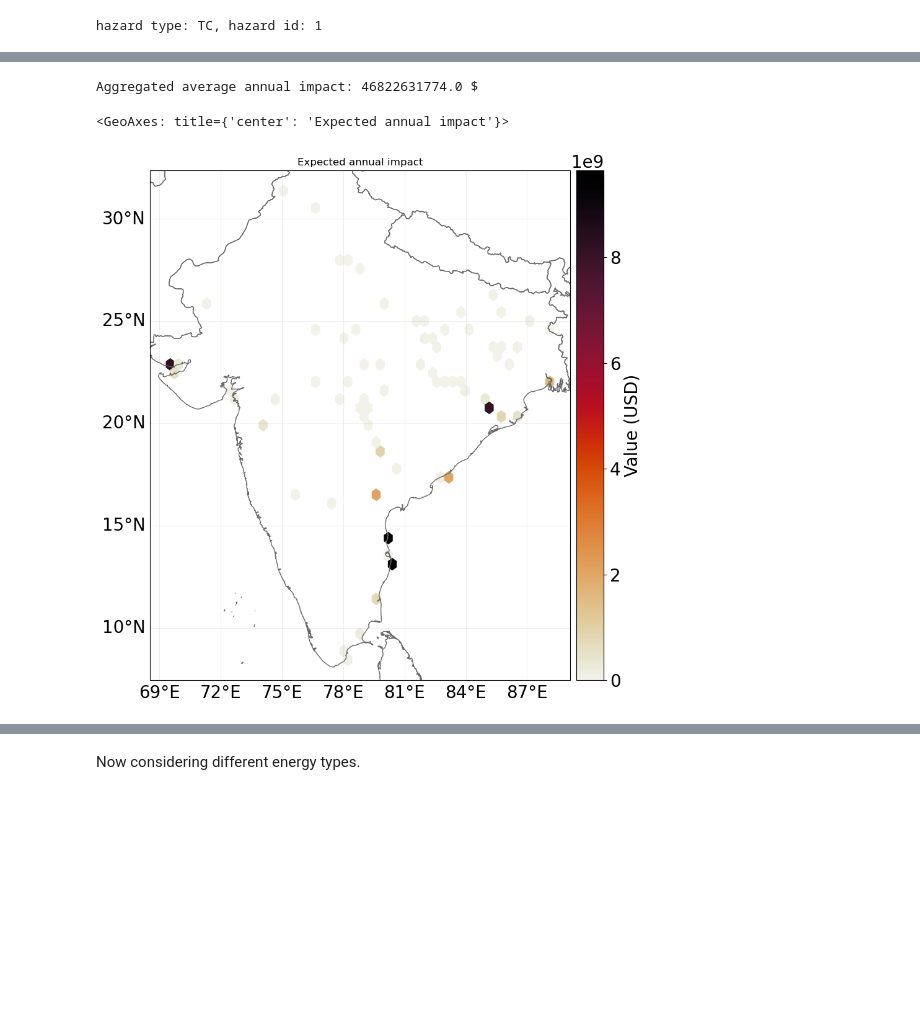
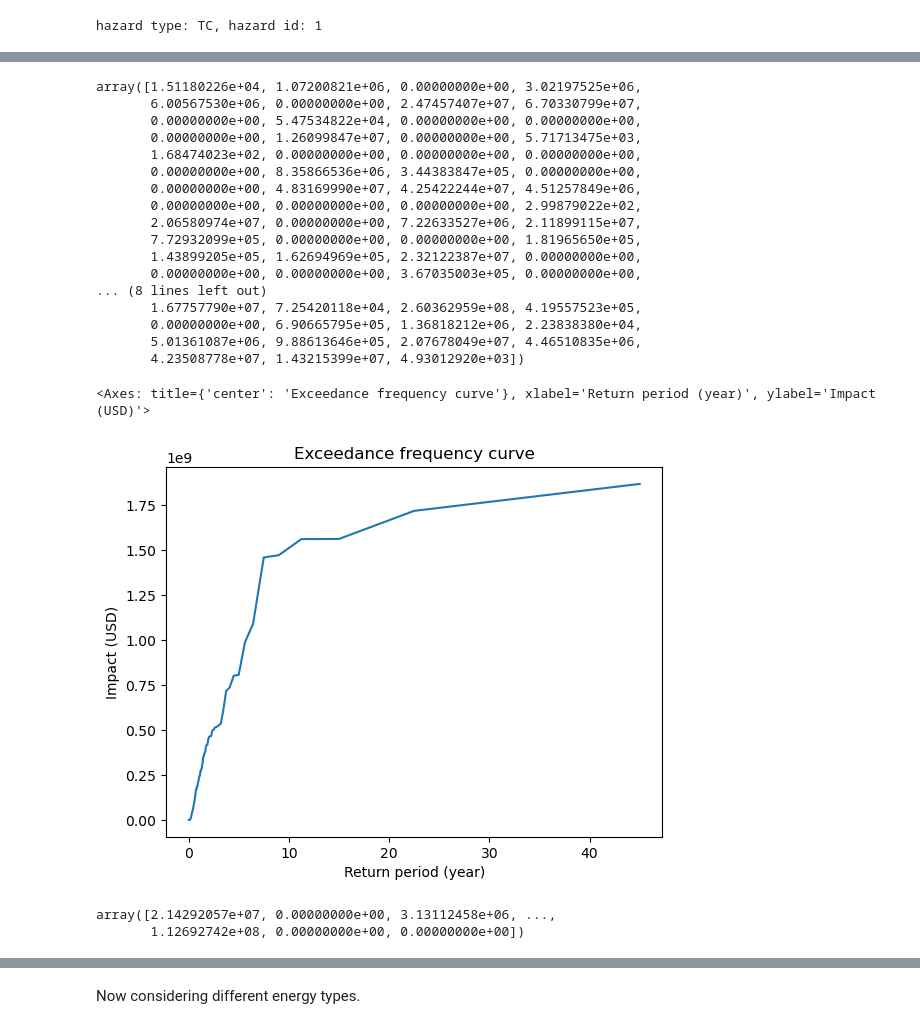
Before and after one commit to Moqian1122/TCRiskIndia, a Jupyter notebook: simulation.ipynb, the cells around one changed output, grey strips where cells are left out. Cells and saved outputs as stored; diff of their text form; code cells hidden in the pictures; blank space fills up the shorter version.

Commit message:
return period calc

```diff
--- a/simulation.ipynb
+++ b/simulation.ipynb
@@ -85,3 +87,24 @@ imp.plot_hexbin_eai_exposure(buffer=1, pop_name=False)
+# %%
+imp.impact_per_year()
+imp.eai_exp
+# %% [output]
+array([1.51180226e+04, 1.07200821e+06, 0.00000000e+00, 3.02197525e+06,
+       6.00567530e+06, 0.00000000e+00, 2.47457407e+07, 6.70330799e+07,
+       0.00000000e+00, 5.47534822e+04, 0.00000000e+00, 0.00000000e+00,
+       0.00000000e+00, 1.26099847e+07, 0.00000000e+00, 5.71713475e+03,
+       1.68474023e+02, 0.00000000e+00, 0.00000000e+00, 0.00000000e+00,
+       0.00000000e+00, 8.35866536e+06, 3.44383847e+05, 0.00000000e+00,
+       0.00000000e+00, 4.83169990e+07, 4.25422244e+07, 4.51257849e+06,
+       0.00000000e+00, 0.00000000e+00, 0.00000000e+00, 2.99879022e+02,
+       2.06580974e+07, 0.00000000e+00, 7.22633527e+06, 2.11899115e+07,
+       7.72932099e+05, 0.00000000e+00, 0.00000000e+00, 1.81965650e+05,
+       1.43899205e+05, 1.62694969e+05, 2.32122387e+07, 0.00000000e+00,
+       0.00000000e+00, 0.00000000e+00, 3.67035003e+05, 0.00000000e+00,
+... (8 lines left out)
+       1.67757790e+07, 7.25420118e+04, 2.60362959e+08, 4.19557523e+05,
+       0.00000000e+00, 6.90665795e+05, 1.36818212e+06, 2.23838380e+04,
+       5.01361087e+06, 9.88613646e+05, 2.07678049e+07, 4.46510835e+06,
+       4.23508778e+07, 1.43215399e+07, 4.93012920e+03])
 # %%
 def impact_visual(data):
 
@@ -99,6 +121,0 @@ def impact_visual(data):
-# %%
-impact_visual(tracks_sync_1000yr)
-# %% [output]
-Aggregated average annual impact: 46822631774.0 $
-<GeoAxes: title={'center': 'Expected annual impact'}>
-[figure, removed]
@@ -128,0 +122,11 @@ while i<=199:
+# %%
+pl = imp.calc_freq_curve()
+pl.plot()
+# %% [output]
+<Axes: title={'center': 'Exceedance frequency curve'}, xlabel='Return period (year)', ylabel='Impact (USD)'>
+[figure, added]
+# %%
+imp.at_event
+# %% [output]
+array([2.14292057e+07, 0.00000000e+00, 3.13112458e+06, ...,
+       1.12692742e+08, 0.00000000e+00, 0.00000000e+00])
```
Also changed, not shown: parts of 40 cells of this notebook, 16 other files.
